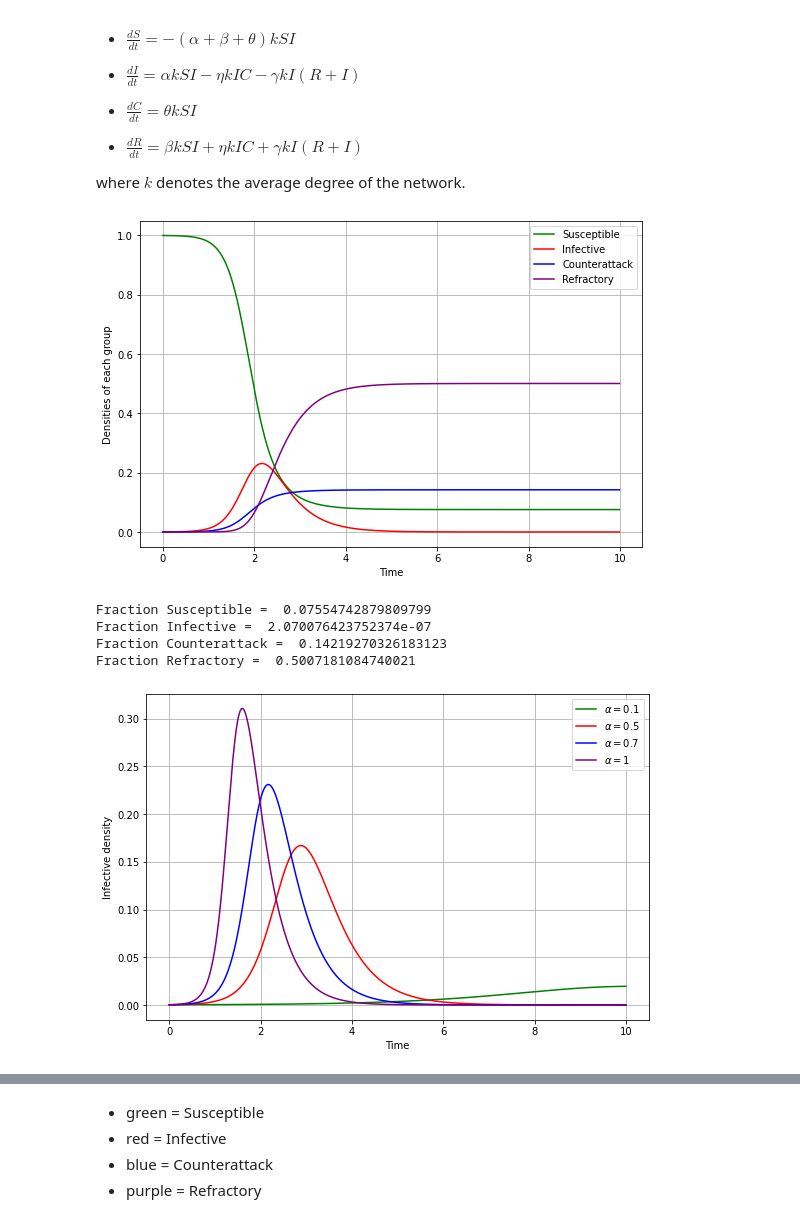
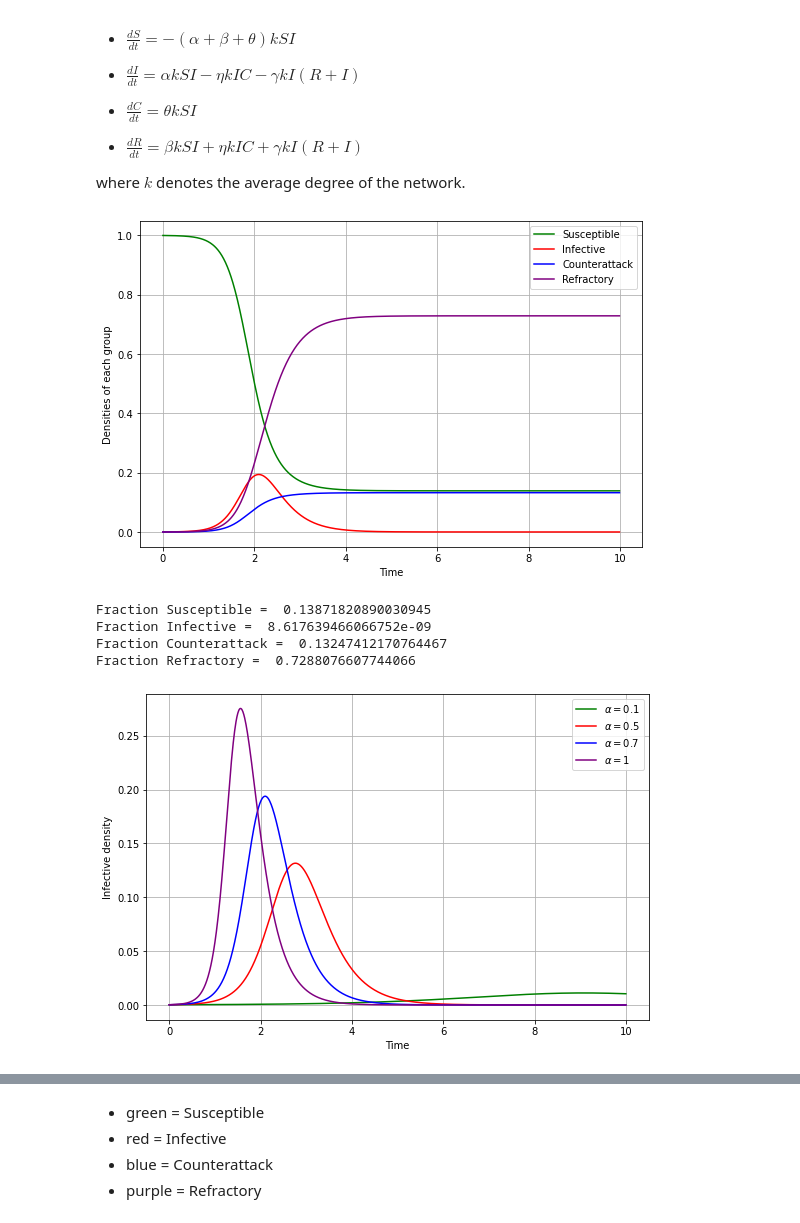
Before and after one commit to shivani-nandani/rumour-spread, a Jupyter notebook: SICR.ipynb, the cells around one changed output, grey strips where cells are left out. Cells and saved outputs as stored; diff of their text form; code cells hidden in the pictures.

```diff
--- a/SICR.ipynb
+++ b/SICR.ipynb
@@ -79,7 +79,7 @@ for i in range(1, n):
     S[i] = S[i-1] - (alpha + beta + theta)*k*S[i-1]*I[i-1]*dt
     I[i] = I[i-1] + (alpha*k*S[i-1]*I[i-1] - eta*k*I[i-1]*C[i-1] - gamma*k*I[i-1]*(R[i-1]+I[i-1]))*dt
     C[i] = C[i-1] + theta*k*S[i-1]*I[i-1]*dt
-    R[i] = R[i-1] + (beta*k*S[i-1]*I[i-1]*dt + eta*k*I[i-1]*C[i-1] + gamma*k*I[i-1]*(R[i-1]+I[i-1]))*dt
+    R[i] = R[i-1] + (beta*k*S[i-1]*I[i-1] + eta*k*I[i-1]*C[i-1] + gamma*k*I[i-1]*(R[i-1]+I[i-1]))*dt
 
 
 plt.figure(figsize=[9, 6])
@@ -93,17 +93,17 @@ plt.legend(loc='upper right')
 plt.grid()
 plt.show()
 # %% [output]
-[figure, old version]
+[figure, new version]
 # %%
 print('Fraction Susceptible = ', S[-1])
 print('Fraction Infective = ', I[-1])
 print('Fraction Counterattack = ', C[-1])
 print('Fraction Refractory = ', R[-1])
 # %% [output]
-Fraction Susceptible =  0.07554742879809799
-Fraction Infective =  2.070076423752374e-07
-Fraction Counterattack =  0.14219270326183123
-Fraction Refractory =  0.5007181084740021
+Fraction Susceptible =  0.13871820890030945
+Fraction Infective =  8.617639466066752e-09
+Fraction Counterattack =  0.13247412170764467
+Fraction Refractory =  0.7288076607744066
 # %%
 N = 5000   # population
 
@@ -128,35 +128,35 @@ dt = 0.01
 t = np.arange(start, end, dt)
 n = int((end-start)/dt)
 
 S = np.zeros(n)
 I = np.zeros(n)
 C = np.zeros(n)
 R = np.zeros(n)
 
 S[0] = S0
 I[0] = I0
 C[0] = C0
 R[0] = R0
 
 plt.figure(figsize=[9, 6])
 color = iter(['green', 'red', 'blue', 'purple'])
 # marker = iter(['o', '*', 'D', '^'])
 
 for alpha in alpha_set:
     for i in range(1, n):
         S[i] = S[i-1] - (alpha + beta + theta)*k*S[i-1]*I[i-1]*dt
         I[i] = I[i-1] + (alpha*k*S[i-1]*I[i-1] - eta*k*I[i-1]*C[i-1] - gamma*k*I[i-1]*(R[i-1]+I[i-1]))*dt
         C[i] = C[i-1] + theta*k*S[i-1]*I[i-1]*dt
-        R[i] = R[i-1] + (beta*k*S[i-1]*I[i-1]*dt + eta*k*I[i-1]*C[i-1] + gamma*k*I[i-1]*(R[i-1]+I[i-1]))*dt
+        R[i] = R[i-1] + (beta*k*S[i-1]*I[i-1] + eta*k*I[i-1]*C[i-1] + gamma*k*I[i-1]*(R[i-1]+I[i-1]))*dt
     plt.plot(t, I, c=next(color), linestyle='-', label=r'$\alpha=$'+str(alpha))
 
 plt.ylabel('Infective density')
 plt.xlabel('Time')
 plt.legend(loc='upper right')
 plt.grid()
 plt.show()
 # %% [output]
-[figure, old version]
+[figure, new version]
 # %%
 N = 5000   # population
 
```
Also changed, not shown: parts of 5 cells of this notebook.
